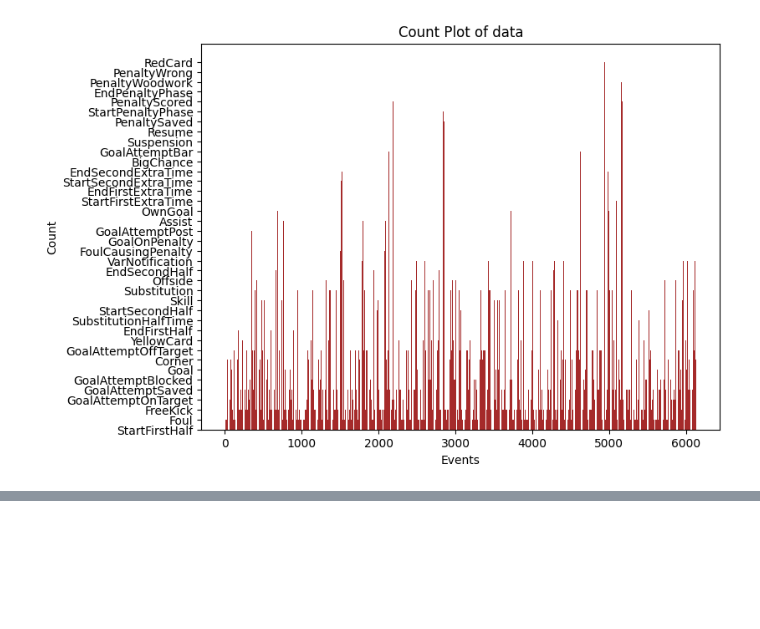
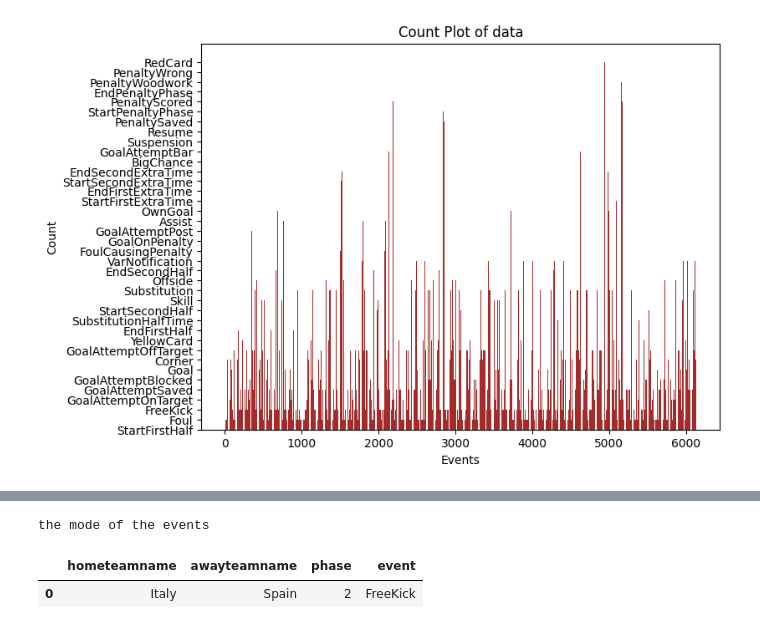
Before and after one commit to SFETNI/Omdena-UEFAEURO2024, a Jupyter notebook: task2-data-analysis/match_events.ipynb, the cells around one changed output, grey strips where cells are left out. Saved outputs shown, nothing was run; the diff lists cells and outputs as text; code cells hidden in the pictures; blank space fills up the shorter version.

```diff
--- a/task2-data-analysis/match_events.ipynb
+++ b/task2-data-analysis/match_events.ipynb
@@ -104,6 +146,7 @@ numeric_columns = match_events.select_dtypes(include=['number']).columns
 categorical_columns = match_events.select_dtypes(include=['object']).columns
 
 match_events[numeric_columns] = match_events[numeric_columns].fillna(match_events[numeric_columns].mean())
+match_events[categorical_columns]=match_events[categorical_columns].fillna(match_events[categorical_columns].mode())
 # %%
 # Assuming 'match events' is your DataFrame
 home_team_counts = match_events['hometeamname']
@@ -163,0 +227,7 @@ plt.show()
+# %%
+print('the mode of the events')
+match_events[['hometeamname','awayteamname','phase','event']].mode()
+# %% [output]
+the mode of the events
+|  | hometeamname | awayteamname | phase | event |
+| 0 | Italy | Spain | 2 | FreeKick |
```
Also changed, not shown: parts of 13 cells of this notebook, 1 other file.
